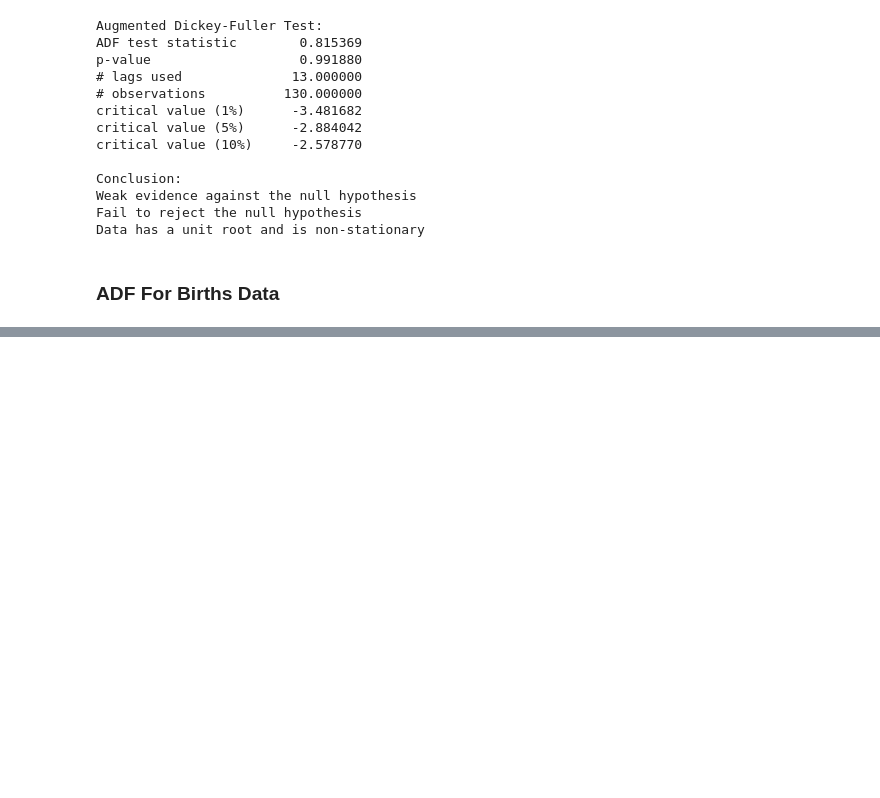
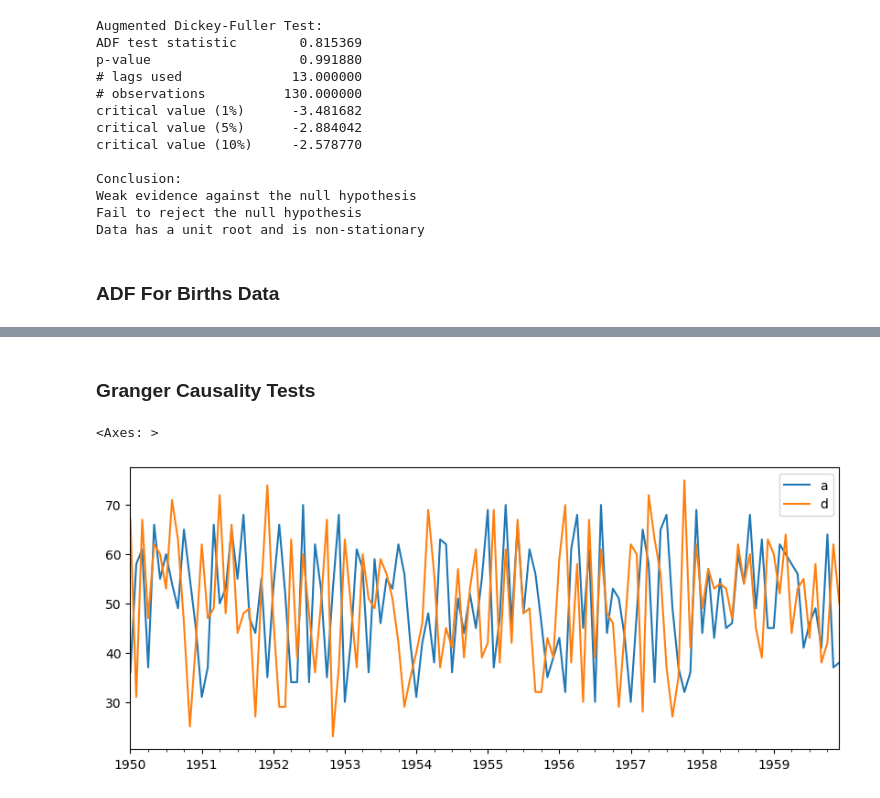
Before and after one commit to Shiska07/Data-Science-and-Machine-Learning, a Jupyter notebook: Time-Series-Analysis/Descriptive Statistics and Tests.ipynb, the cells around one changed output, grey strips where cells are left out. Cells and saved outputs as stored; diff of their text form; code cells hidden in the pictures; blank space fills up the shorter version.

Commit message:
test for causality with granger causality

```diff
--- a/Time-Series-Analysis/Descriptive Statistics and Tests.ipynb
+++ b/Time-Series-Analysis/Descriptive Statistics and Tests.ipynb
@@ -136,0 +156,12 @@ df_
+# %% [markdown]
+### Granger Causality Tests
+# %%
+# read samples data for testing causality
+
+df_samp = pd.read_csv('Data/samples.csv', index_col=0, parse_dates=True)
+df_samp.index.freq = 'MS'
+# %%
+df_samp[['a', 'd']].plot(figsize = (10, 4))
+# %% [output]
+<Axes: >
+[figure, added]
```
Also changed, not shown: parts of 11 cells of this notebook.
